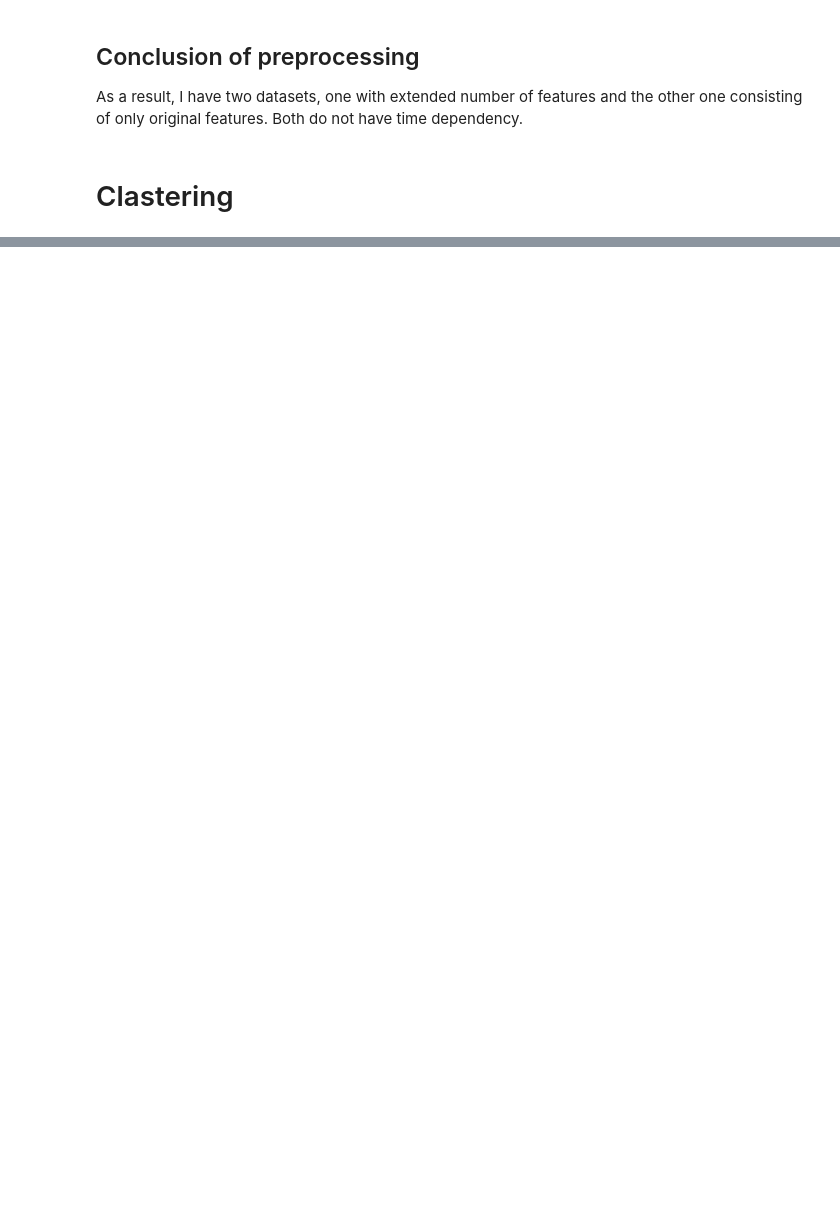
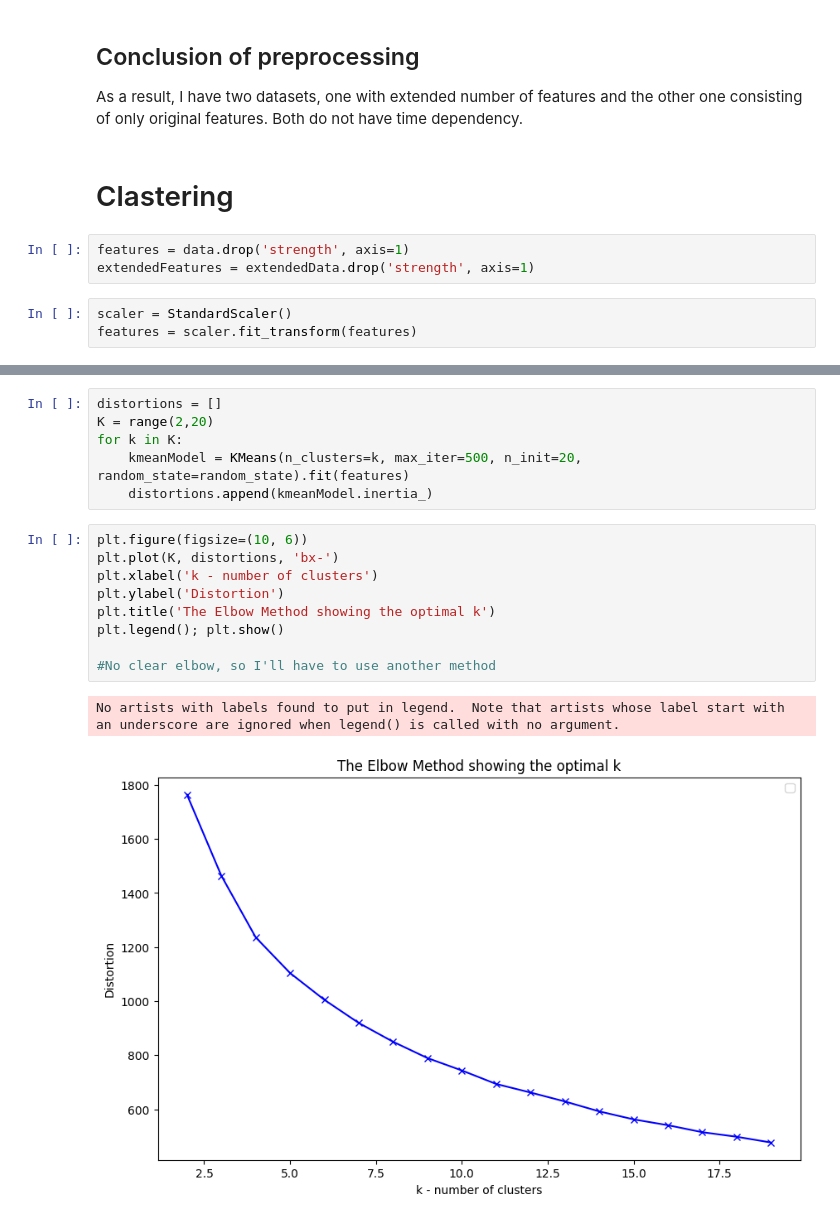
Before and after one commit to AndreyLebedinskiy/Concrete-properties-estimation, a Jupyter notebook: UOLProject.ipynb, the cells around one changed output, grey strips where cells are left out. Saved outputs shown, nothing was run; the diff lists cells and outputs as text; blank space fills up the shorter version.

Commit message:
clustering

```diff
--- a/UOLProject.ipynb
+++ b/UOLProject.ipynb
@@ -295,3 +358,9 @@ plt.show()
 As a result, I have two datasets, one with extended number of features and the other one consisting of only original features. Both do not have time dependency.
 # %% [markdown]
 # Clastering
+# %%
+features = data.drop('strength', axis=1)
+extendedFeatures = extendedData.drop('strength', axis=1)
+# %%
+scaler = StandardScaler()
+features = scaler.fit_transform(features)
@@ -297,0 +372,18 @@ As a result, I have two datasets, one with extended number of features and the o
+# %%
+distortions = []
+K = range(2,20)
+for k in K:
+    kmeanModel = KMeans(n_clusters=k, max_iter=500, n_init=20, random_state=random_state).fit(features)
+    distortions.append(kmeanModel.inertia_)
+# %%
+plt.figure(figsize=(10, 6))
+plt.plot(K, distortions, 'bx-')
+plt.xlabel('k - number of clusters')
+plt.ylabel('Distortion')
+plt.title('The Elbow Method showing the optimal k')
+plt.legend(); plt.show()
+
+#No clear elbow, so I'll have to use another method
+# %% [output]
+No artists with labels found to put in legend.  Note that artists whose label start with an underscore are ignored when legend() is called with no argument.
+[figure, added]
```
Also changed, not shown: parts of 20 cells of this notebook.
